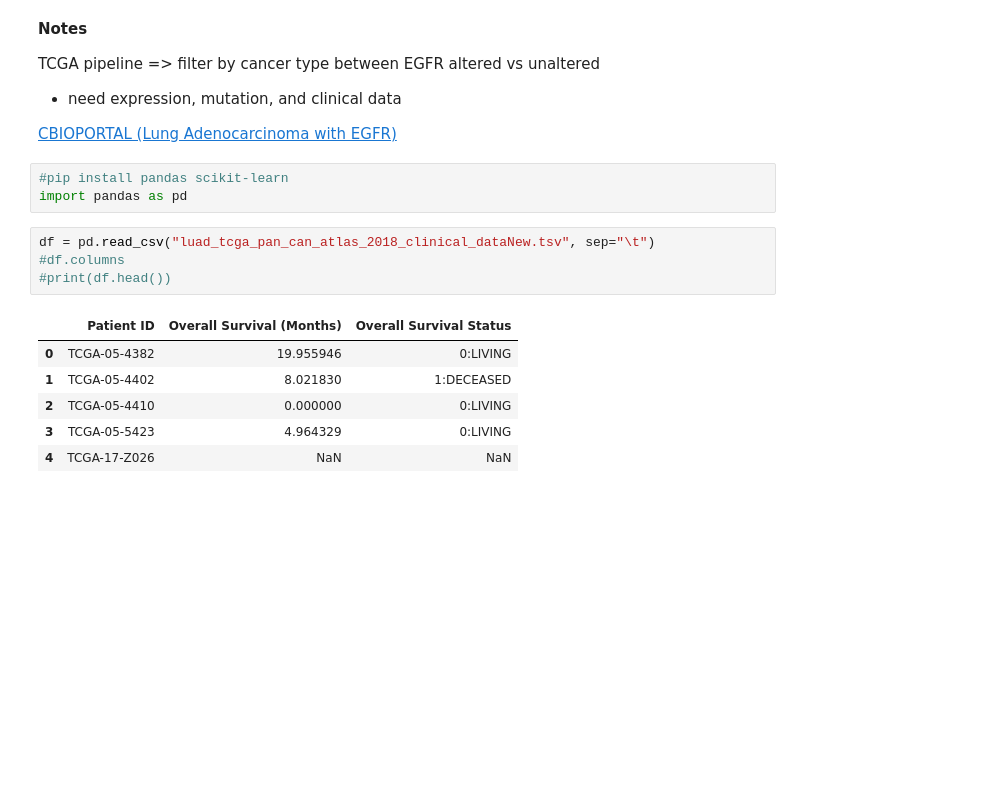
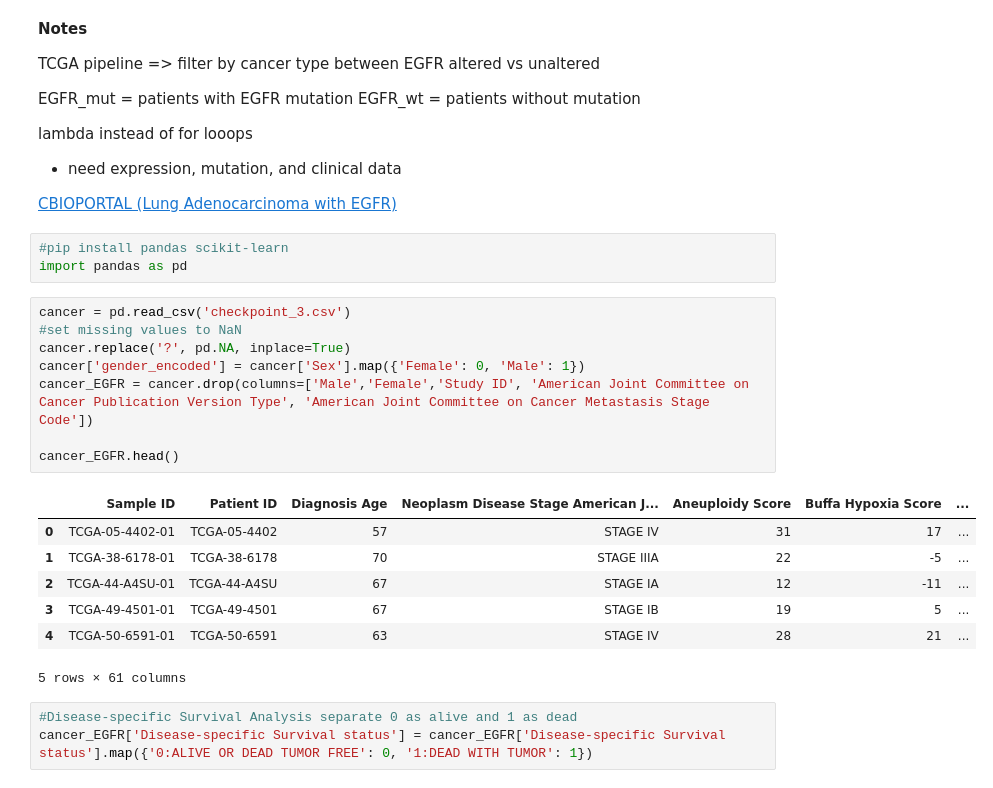
Before and after one commit to AT-1t/Protein-Ligand-Interaction-Personalized-Medicine-Prediction, a Jupyter notebook: checkpoint_3/Ana/Ana_EFGRprocess.ipynb, the cells around one changed output. Saved outputs shown, nothing was run; the diff lists cells and outputs as text; blank space fills up the shorter version.

Commit message:
check data

```diff
--- a/checkpoint_3/Ana/Ana_EFGRprocess.ipynb
+++ b/checkpoint_3/Ana/Ana_EFGRprocess.ipynb
@@ -2,20 +2,34 @@
 **Notes**
 
 TCGA pipeline => filter by cancer type between EGFR altered vs unaltered
+
+EGFR_mut = patients with EGFR mutation
+EGFR_wt = patients without mutation
+
+lambda instead of for looops
+
 - need expression, mutation, and clinical data
 
 [CBIOPORTAL (Lung Adenocarcinoma with EGFR)](https://www.cbioportal.org/study/summary?id=luad_tcga_pan_can_atlas_2018&plots_horz_selection=%7B%22selectedGeneOption%22%3A3024%2C%22dataType%22%3A%22COPY_NUMBER_ALTERATION%22%2C%22selectedDataSourceOption%22%3A%22log2CNA%22%7D&plots_vert_selection=%7B%22selectedGeneOption%22%3A1956%2C%22dataType%22%3A%22MUTATION_EXTENDED%22%2C%22mutationCountBy%22%3A%22MutationType%22%7D&plots_coloring_selection=%7B%7D)
 # %%
 #pip install pandas scikit-learn
 import pandas as pd
-# %%
-df = pd.read_csv("luad_tcga_pan_can_atlas_2018_clinical_dataNew.tsv", sep="\t")
-#df.columns
-#print(df.head())
-# %% [output]
-|  | Patient ID | Overall Survival (Months) | Overall Survival Status |
-| 0 | TCGA-05-4382 | 19.955946 | 0:LIVING |
-| 1 | TCGA-05-4402 | 8.021830 | 1:DECEASED |
-| 2 | TCGA-05-4410 | 0.000000 | 0:LIVING |
-| 3 | TCGA-05-5423 | 4.964329 | 0:LIVING |
-| 4 | TCGA-17-Z026 | NaN | NaN |
+# %%
+cancer = pd.read_csv('checkpoint_3.csv')
+#set missing values to NaN
+cancer.replace('?', pd.NA, inplace=True)
+cancer['gender_encoded'] = cancer['Sex'].map({'Female': 0, 'Male': 1})
+cancer_EGFR = cancer.drop(columns=['Male','Female','Study ID', 'American Joint Committee on Cancer Publication Version Type', 'American Joint Committee on Cancer Metastasis Stage Code'])
+
+cancer_EGFR.head()
+# %% [output]
+|  | Sample ID | Patient ID | Diagnosis Age | Neoplasm Disease Stage American J... | Aneuploidy Score | Buffa Hypoxia Score | ... |
+| 0 | TCGA-05-4402-01 | TCGA-05-4402 | 57 | STAGE IV | 31 | 17 | ... |
+| 1 | TCGA-38-6178-01 | TCGA-38-6178 | 70 | STAGE IIIA | 22 | -5 | ... |
+| 2 | TCGA-44-A4SU-01 | TCGA-44-A4SU | 67 | STAGE IA | 12 | -11 | ... |
+| 3 | TCGA-49-4501-01 | TCGA-49-4501 | 67 | STAGE IB | 19 | 5 | ... |
+| 4 | TCGA-50-6591-01 | TCGA-50-6591 | 63 | STAGE IV | 28 | 21 | ... |
+5 rows × 61 columns
+# %%
+#Disease-specific Survival Analysis separate 0 as alive and 1 as dead
+cancer_EGFR['Disease-specific Survival status'] = cancer_EGFR['Disease-specific Survival status'].map({'0:ALIVE OR DEAD TUMOR FREE': 0, '1:DEAD WITH TUMOR': 1})
```
Also changed, not shown: parts of 5 cells of this notebook, 3 other files.
